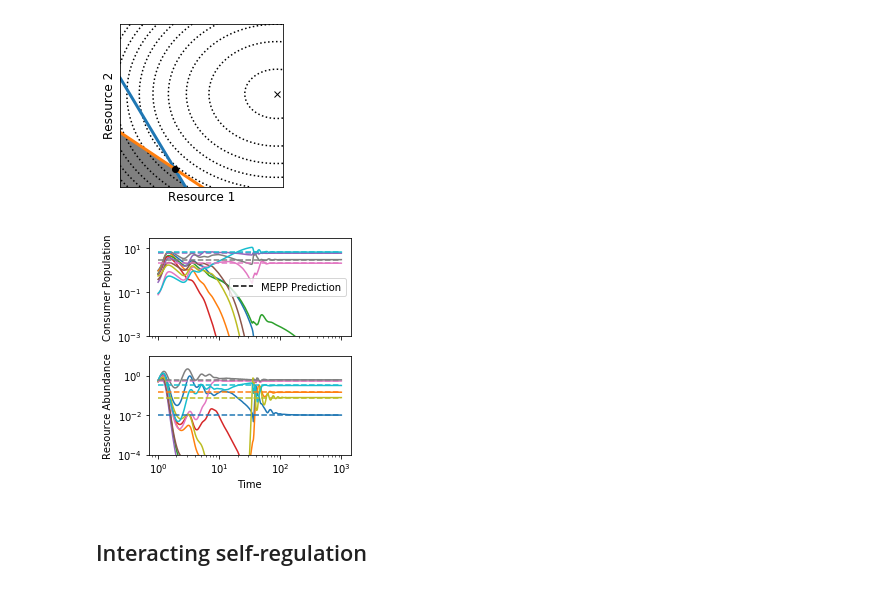
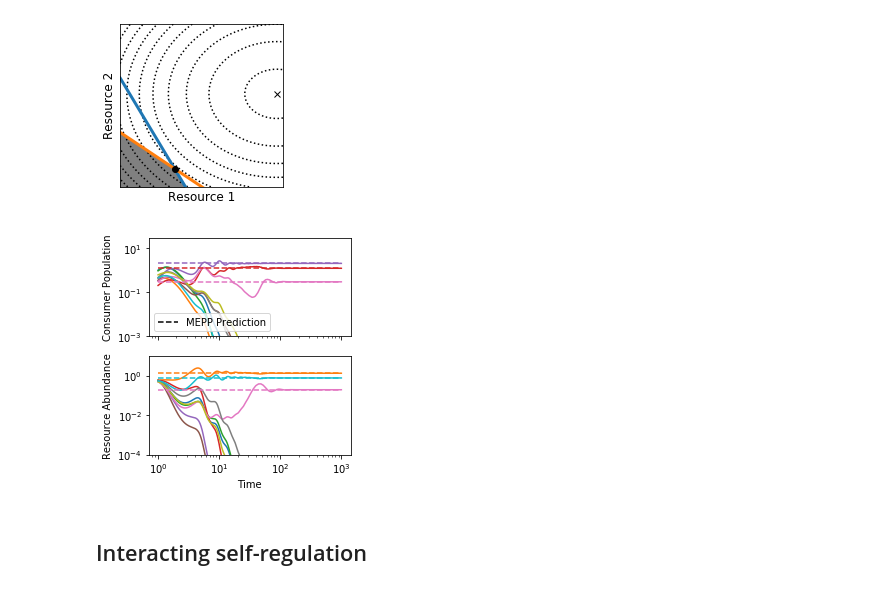
Before and after one commit to Emergent-Behaviors-in-Biology/mepp, a Jupyter notebook: Examples.ipynb, the cells around one changed output. Drawn from its saved outputs; the diff is of its cells as text; code cells hidden in the pictures.

```diff
--- a/Examples.ipynb
+++ b/Examples.ipynb
@@ -120,9 +120,9 @@ params = {'c':np.random.rand(S,M),
           'm':np.random.rand(S)+1,
           'w':np.random.rand(M)+1,
           'r':np.random.rand(M)+1,
-          'R0':np.random.rand(M)+5}
+          'K':np.random.rand(M)+5}
 N_init = np.random.rand(S)
-R_init = params['R0']*0.1
+R_init = params['K']*0.1
 tmin = 1
 tmax= 1000
 
@@ -131,7 +131,7 @@ def dydt(t,y):
     N = y[:S]
     R = y[S:]
     dNdt = N*((params['c']*params['w']).dot(R)-params['m'])
-    dRdt = params['r']*R*(params['R0']-R) - (params['c'].T.dot(N))*R
+    dRdt = (params['r']/params['K'])*R*(params['K']-R) - (params['c'].T.dot(N))*R
     return np.hstack((dNdt,dRdt))
 out_ODE = solve_ivp(dydt,(tmin,tmax),np.hstack((N_init,R_init)),t_eval=np.logspace(np.log10(tmin),np.log10(tmax),1000))
 t = out_ODE.t
@@ -142,39 +142,39 @@ R = out_ODE.y[S:,:].T
 noninvadable = LinearConstraint(params['c']*params['w'],-np.inf*np.ones(S),params['m'])
 resource_feasible = Bounds(0,np.inf)
 def d(R):
-    return 0.5*((R-params['R0'])**2*params['w']*params['r']).sum()
+    return 0.5*((R-params['K'])**2*params['w']*params['r']/params['K']).sum()
 out_opt = minimize(d, R_init, method='trust-constr', constraints=noninvadable, bounds=resource_feasible)
 Rstar = out_opt.x
 Nstar = out_opt.v[0]
 
 fig,ax=plt.subplots(2,sharex=True,figsize=(4,4))
 fig.subplots_adjust(left=0.2)
 #Plot ODE results
 ax[0].loglog(t,N)
 ax[1].loglog(t,R)
 #Plot optimization results
 if np.min(Nstar) < 0:
     print('Optimization Failed')
 else:
     ax[0].set_prop_cycle(None)
     ax[0].plot([t[0],t[-1]],[Nstar,Nstar],'--')
     ax[1].set_prop_cycle(None)
     ax[1].plot([t[0],t[-1]],[Rstar,Rstar],'--')
     #Make legend
     ax[0].plot([],[],'k--',label='MEPP Prediction')
     ax[0].legend(loc=3)
 #Make labels
 ax[1].set_xlabel('Time')
 ax[0].set_ylabel('Consumer Population')
 ax[1].set_ylabel('Resource Abundance')
 ax[0].set_ylim((1e-3,30))
 ax[1].set_ylim((1e-4,10))
 pdf = bpdf.PdfPages('MacArthur1_sim.pdf')
 pdf.savefig(fig)
 pdf.close()
 plt.show()
 # %% [output]
-[figure, old version]
+[figure, new version]
 # %% [markdown]
 ## Interacting self-regulation
 # %% [markdown]
```
Also changed, not shown: parts of 3 cells of this notebook, 3 other files.
